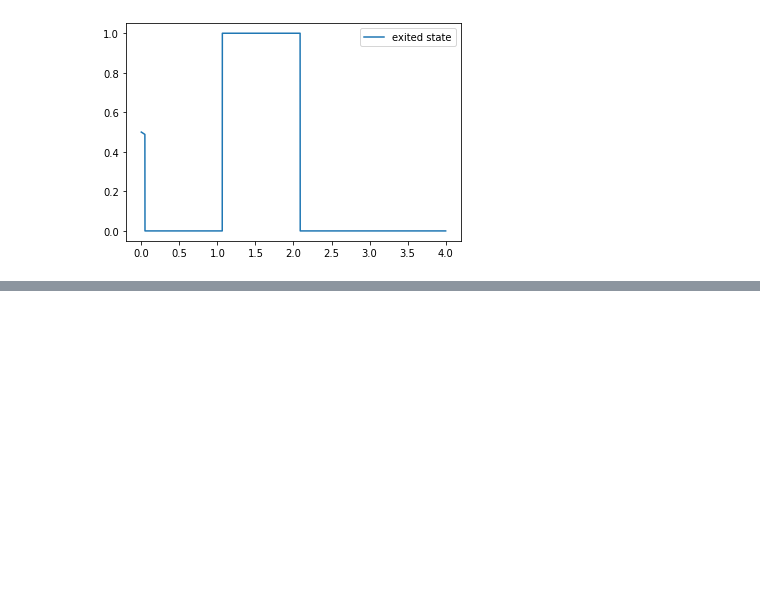
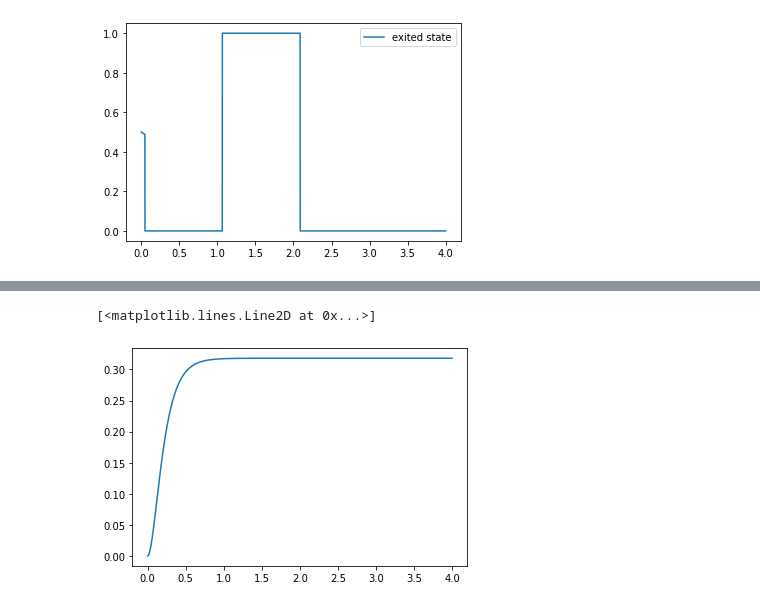
Before and after one commit to ubsuny/superconducting-qubit-raspi2, a Jupyter notebook: quantum_Monte_carlo_wavefunction.ipynb, the cells around one changed output, grey strips where cells are left out. Cells and saved outputs as stored; diff of their text form; code cells hidden in the pictures; blank space fills up the shorter version.

```diff
--- a/quantum_Monte_carlo_wavefunction.ipynb
+++ b/quantum_Monte_carlo_wavefunction.ipynb
@@ -356,0 +483,5 @@ plt.legend()
+# %%
+plt.plot(tlist,ground_prob)
+# %% [output]
+[<matplotlib.lines.Line2D at 0x...>]
+[figure, added]
```
Also changed, not shown: parts of 11 cells of this notebook.
